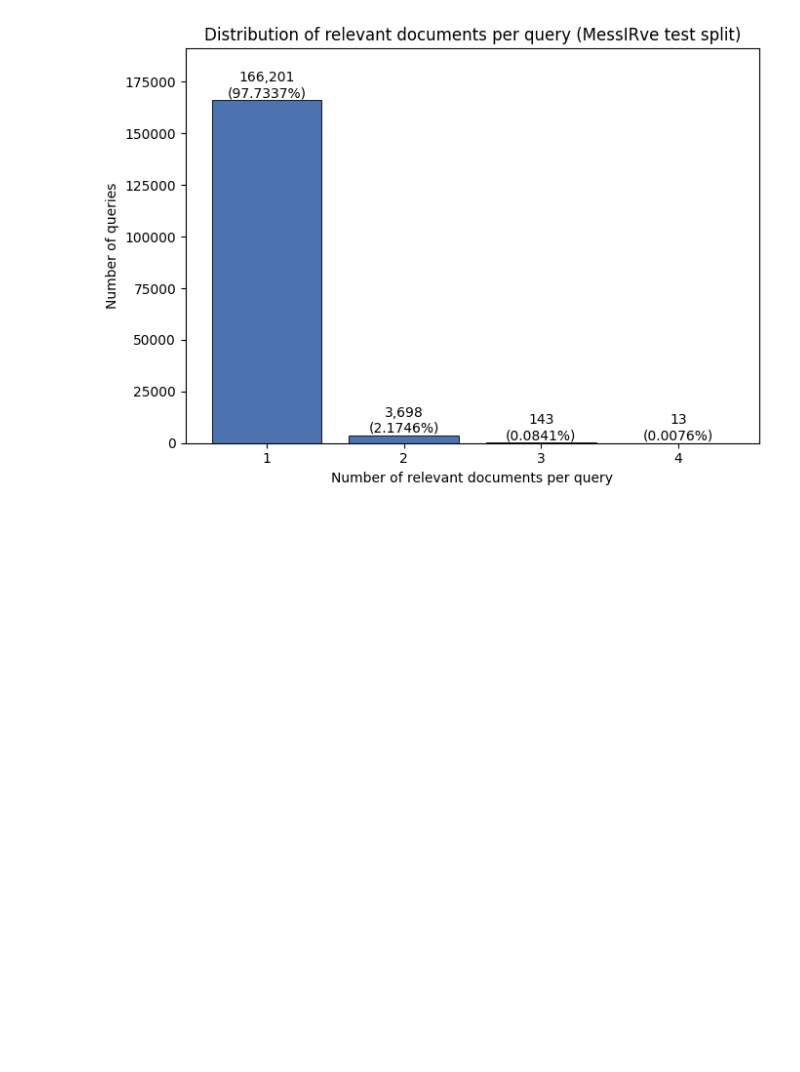
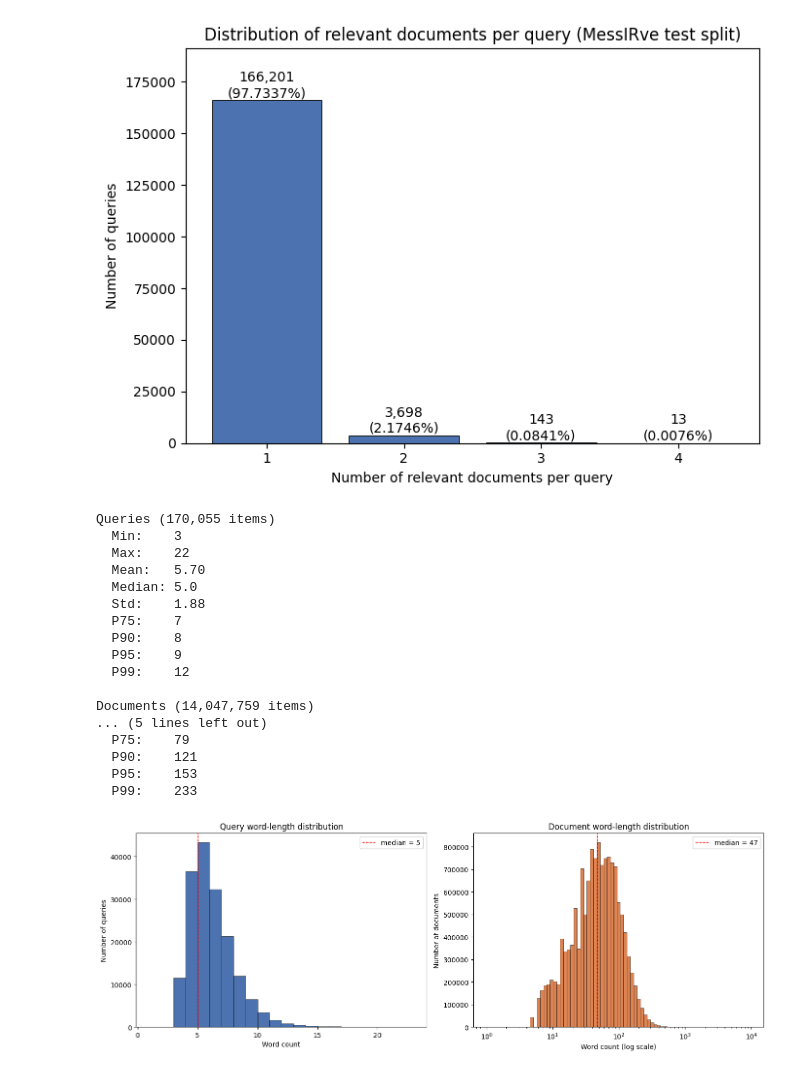
Before and after one commit to esteban-mendoza/ir-spanish, a Jupyter notebook: analysis/distributions.ipynb, the cells around one changed output. Saved outputs shown, nothing was run; the diff lists cells and outputs as text; code cells hidden in the pictures; blank space fills up the shorter version.

Commit message:
Add word length distributions

```diff
--- a/analysis/distributions.ipynb
+++ b/analysis/distributions.ipynb
@@ -60,3 +60,76 @@ Queries:  170,055
   3 rel doc(s):     143 queries (0.0841%)
   4 rel doc(s):      13 queries (0.0076%)
 [figure]
+# %%
+# --- Word-length distributions: queries & documents ---
+
+# Unique queries
+unique_queries = dict(zip(test["id"], test["query"]))
+query_wc = np.array([len(q.split()) for q in unique_queries.values()])
+
+# Document word counts (title + text, same formatting as the pipeline)
+corpus = datasets.load_dataset("spanish-ir/eswiki_20240401_corpus", split="corpus")
+def _word_count(batch):
+    counts = []
+    for title, text in zip(batch["title"], batch["text"]):
+        title = title or ""
+        text = text or ""
+        full = f"{title}. {text}".strip() if title else text
+        counts.append(len(full.split()))
+    return {"word_count": counts}
+
+corpus = corpus.map(_word_count, batched=True, batch_size=10_000, num_proc=32)
+doc_wc = np.array(corpus["word_count"])
+
+# Summary statistics
+for name, wc in [("Queries", query_wc), ("Documents", doc_wc)]:
+    print(f"\n{name} ({len(wc):,} items)")
+    print(f"  Min:    {wc.min()}")
+    print(f"  Max:    {wc.max():,}")
+    print(f"  Mean:   {wc.mean():.2f}")
+    print(f"  Median: {np.median(wc):.1f}")
+    print(f"  Std:    {wc.std():.2f}")
+    for p in [75, 90, 95, 99]:
+        print(f"  P{p}:    {np.percentile(wc, p):.0f}")
+
+# Plot
+fig, (ax1, ax2) = plt.subplots(1, 2, figsize=(14, 5))
+
+ax1.hist(query_wc, bins=range(1, query_wc.max() + 2), color="#4C72B0",
+        edgecolor="black", linewidth=0.4)
+ax1.set_xlabel("Word count")
+ax1.set_ylabel("Number of queries")
+ax1.set_title("Query word-length distribution")
+ax1.axvline(np.median(query_wc), color="red", ls="--", lw=1, label=f"median = {np.median(query_wc):.0f}")
+ax1.legend()
+
+ax2.hist(doc_wc, bins=np.logspace(0, np.log10(doc_wc.max() + 1), 80),
+        color="#DD8452", edgecolor="black", linewidth=0.4)
+ax2.set_xscale("log")
+ax2.set_xlabel("Word count (log scale)")
+ax2.set_ylabel("Number of documents")
+ax2.set_title("Document word-length distribution")
+ax2.axvline(np.median(doc_wc), color="red", ls="--", lw=1, label=f"median = {np.median(doc_wc):.0f}")
+ax2.legend()
+
+plt.tight_layout()
+plt.show()
+# %% [output]
+Queries (170,055 items)
+  Min:    3
+  Max:    22
+  Mean:   5.70
+  Median: 5.0
+  Std:    1.88
+  P75:    7
+  P90:    8
+  P95:    9
+  P99:    12
+
+Documents (14,047,759 items)
+... (5 lines left out)
+  P75:    79
+  P90:    121
+  P95:    153
+  P99:    233
+[figure, added]
```
Also changed, not shown: 1 other file.
